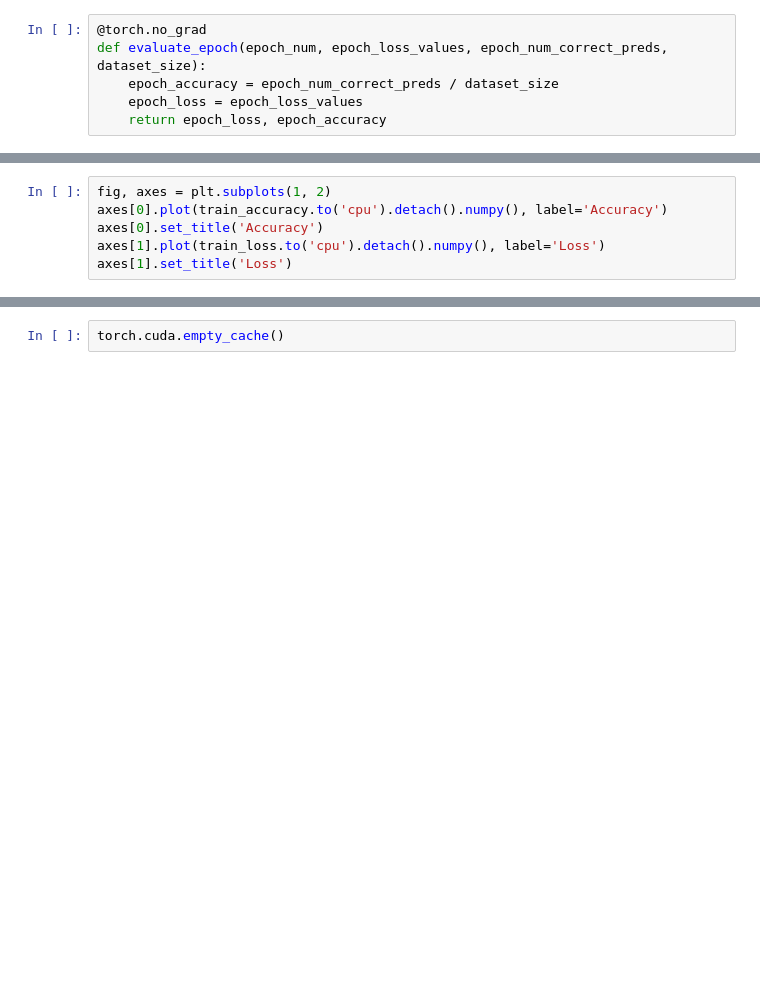
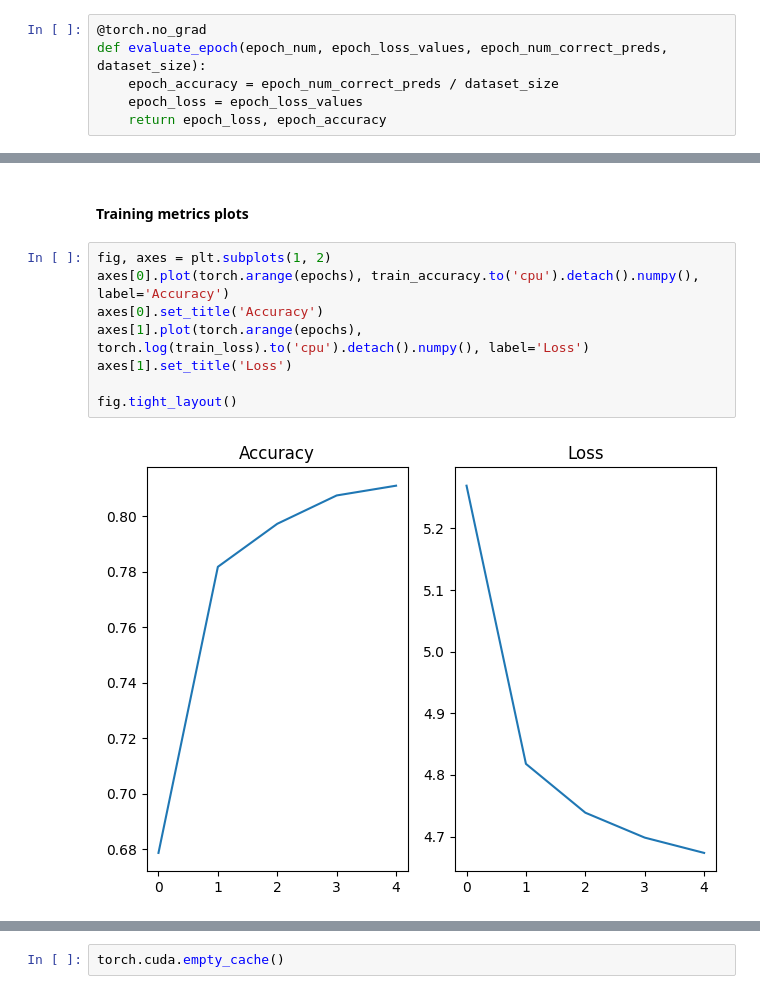
Before and after one commit to lazarovziv/deep-learning-course, a Jupyter notebook: maman15/ZivLazarov-maman15.ipynb, the cells around one changed output, grey strips where cells are left out. Saved outputs shown, nothing was run; the diff lists cells and outputs as text; blank space fills up the shorter version.

```diff
--- a/maman15/ZivLazarov-maman15.ipynb
+++ b/maman15/ZivLazarov-maman15.ipynb
@@ -290,11 +316,17 @@ for epoch in tqdm(range(epochs)):
 
     epoch_loss = 0
     epoch_accuracy = 0
+# %% [markdown]
+#### Training metrics plots
 # %%
 fig, axes = plt.subplots(1, 2)
-axes[0].plot(train_accuracy.to('cpu').detach().numpy(), label='Accuracy')
+axes[0].plot(torch.arange(epochs), train_accuracy.to('cpu').detach().numpy(), label='Accuracy')
 axes[0].set_title('Accuracy')
-axes[1].plot(train_loss.to('cpu').detach().numpy(), label='Loss')
+axes[1].plot(torch.arange(epochs), torch.log(train_loss).to('cpu').detach().numpy(), label='Loss')
 axes[1].set_title('Loss')
+
+fig.tight_layout()
+# %% [output]
+[figure, added]
 # %%
 !nvidia-smi
```
Also changed, not shown: parts of 58 cells of this notebook.
